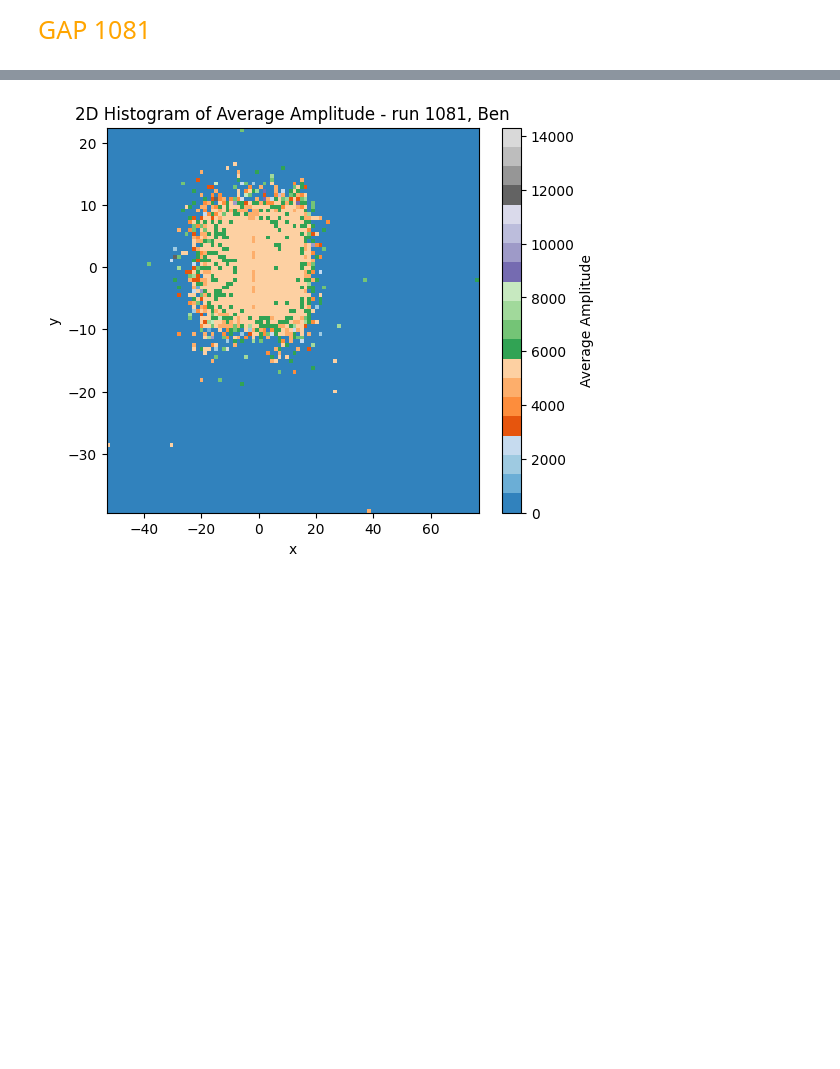
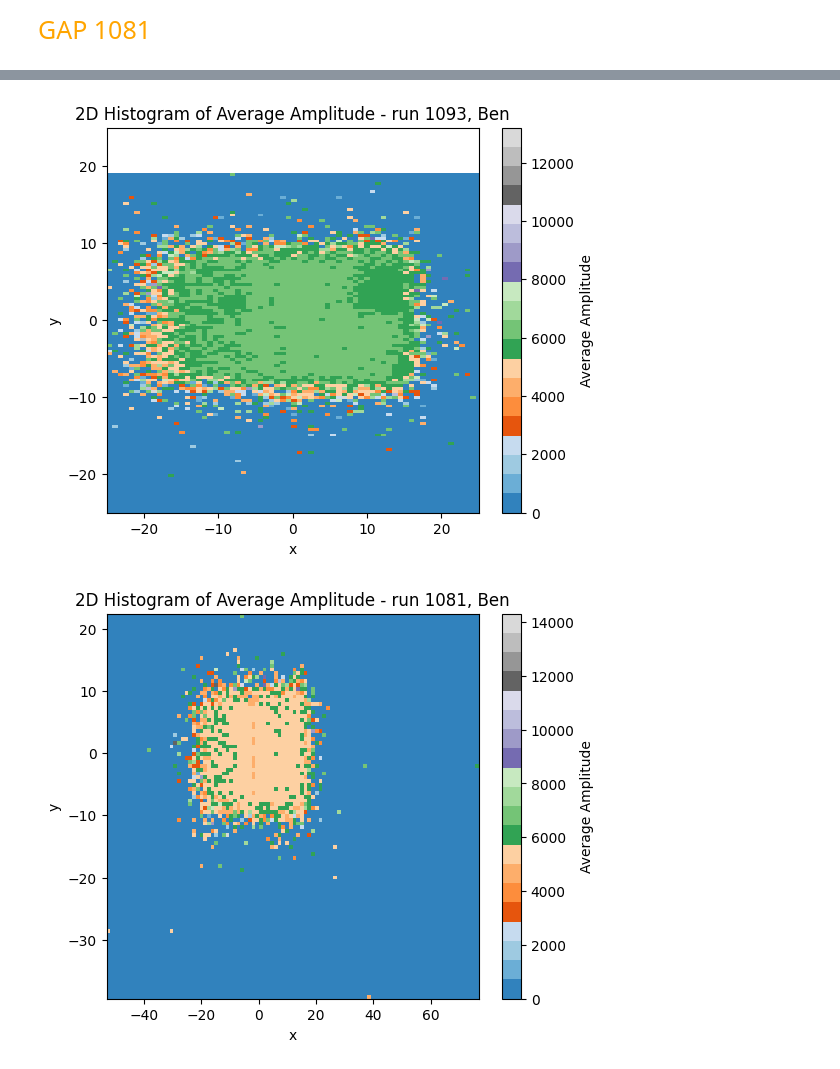
Before and after one commit to Ben-David-Ben/F-Cal-TB-Project, a Jupyter notebook: TB2025_Gap.ipynb, the cells around one changed output, grey strips where cells are left out. Saved outputs shown, nothing was run; the diff lists cells and outputs as text; code cells hidden in the pictures; blank space fills up the shorter version.

```diff
--- a/TB2025_Gap.ipynb
+++ b/TB2025_Gap.ipynb
@@ -226,3 +220,7 @@ plt.show()
+# %%
+sf.avg_energy_scope_colormap(a, x_borders=25, y_borders=25)
+# %% [output]
+[figure, added]
 # %%
 path = "TB_FIRE\TB_reco\TB_FIRE_1081_raw_reco_diagnostics.root"
 hit_data_1081_reco_pads = reconstruct_data_all_dead_pads2(hit_data_scope_1081, 6, path)
```
Also changed, not shown: parts of 3 cells of this notebook, 2 other files.
